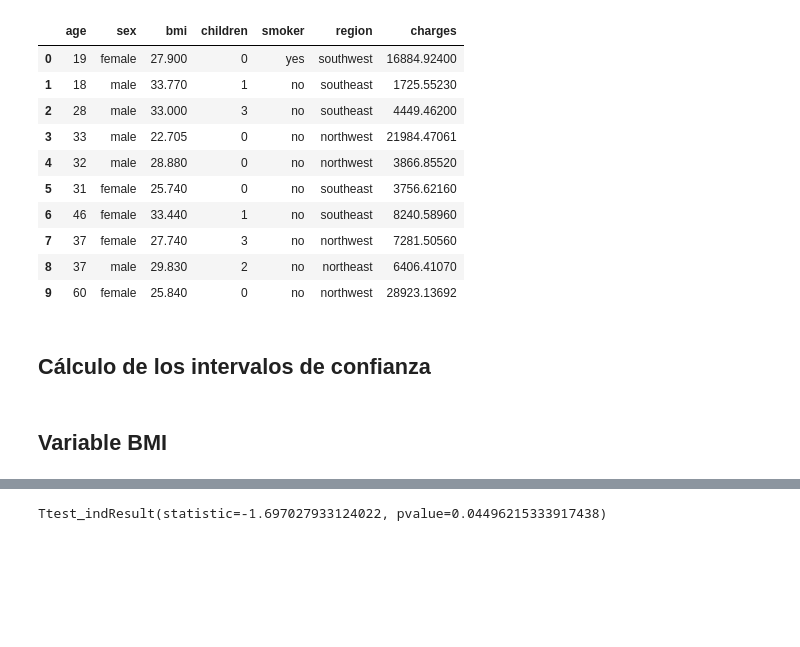
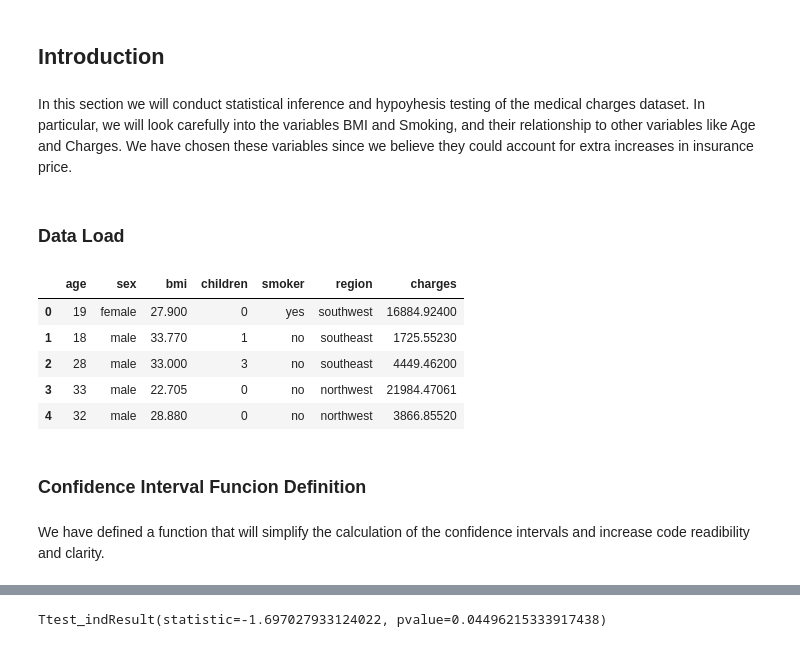
Before and after one commit to maroacc/Medical-Cost-Personal-Dataset-Analysis, a Jupyter notebook: Statistical_Inference_Hypothesis_Testing.ipynb, the cells around one changed output, grey strips where cells are left out. Saved outputs shown, nothing was run; the diff lists cells and outputs as text; code cells hidden in the pictures; blank space fills up the shorter version.

```diff
--- a/Statistical_Inference_Hypothesis_Testing.ipynb
+++ b/Statistical_Inference_Hypothesis_Testing.ipynb
@@ -29,25 +29,26 @@ sns.set()
+# %% [markdown]
+## Introduction  <a name="intro"></a>
+# %% [markdown]
+In this section we will conduct statistical inference and hypoyhesis testing of the medical charges dataset. In particular, we will look carefully into the variables BMI and Smoking, and their relationship to other variables like Age and Charges. We have chosen these variables since we believe they could account for extra increases in insurance price.
+# %% [markdown]
+### Data Load  <a name="intro-dataload"></a>
 # %%
 # Load the data
-insurance = pd.read_csv("insurance.csv")
+insurance = pd.read_csv("data/insurance.csv")
 
 # Check the column names
-insurance.head(10)
+insurance.head()
 # %% [output]
 |  | age | sex | bmi | children | smoker | region | charges |
 | 0 | 19 | female | 27.900 | 0 | yes | southwest | 16884.92400 |
 | 1 | 18 | male | 33.770 | 1 | no | southeast | 1725.55230 |
 | 2 | 28 | male | 33.000 | 3 | no | southeast | 4449.46200 |
 | 3 | 33 | male | 22.705 | 0 | no | northwest | 21984.47061 |
 | 4 | 32 | male | 28.880 | 0 | no | northwest | 3866.85520 |
-| 5 | 31 | female | 25.740 | 0 | no | southeast | 3756.62160 |
-| 6 | 46 | female | 33.440 | 1 | no | southeast | 8240.58960 |
-| 7 | 37 | female | 27.740 | 3 | no | northwest | 7281.50560 |
-| 8 | 37 | male | 29.830 | 2 | no | northeast | 6406.41070 |
-| 9 | 60 | female | 25.840 | 0 | no | northwest | 28923.13692 |
-# %% [markdown]
-## Cálculo de los intervalos de confianza
-# %% [markdown]
-## Variable BMI
+# %% [markdown]
+### Confidence Interval Funcion Definition
+# %% [markdown]
+We have defined a function that will simplify the calculation of the confidence intervals and increase code readibility and clarity.
 # %%
 # Funcion para calcular intervalos
 def confidence_interval(data):
```
Also changed, not shown: parts of 17 cells of this notebook, 1 other file.
